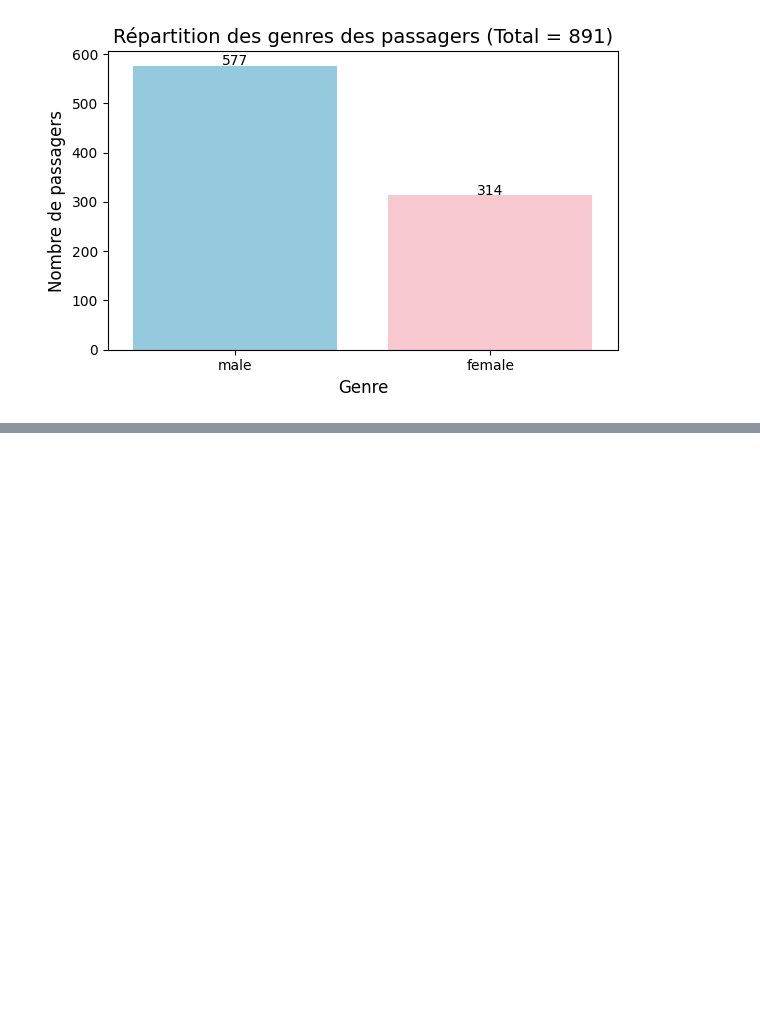
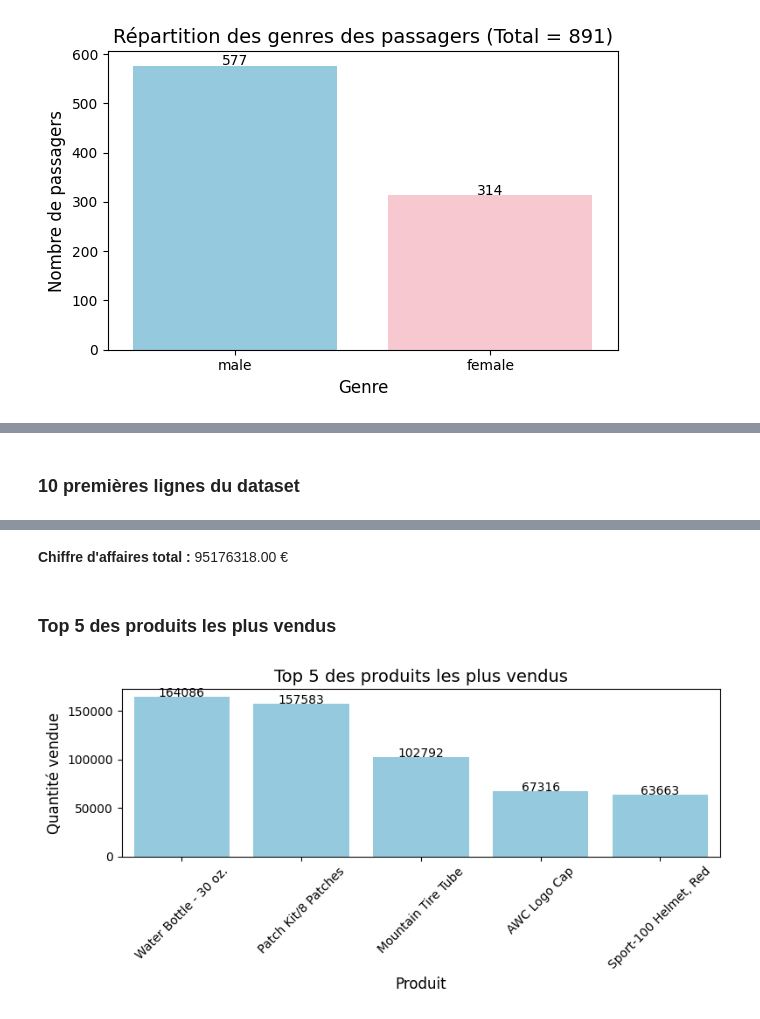
Before and after one commit to ElvexDom/Exercices, a Jupyter notebook: notebooks/pandas/exo_seaborn.ipynb, the cells around one changed output, grey strips where cells are left out. Cells and saved outputs as stored; diff of their text form; code cells hidden in the pictures; blank space fills up the shorter version.

```diff
--- a/notebooks/pandas/exo_seaborn.ipynb
+++ b/notebooks/pandas/exo_seaborn.ipynb
@@ -260,0 +268,34 @@ plt.show()
+# %%
+# Charger le fichier sales_data.csv
+fichier_sales = './data/sales_data.csv'
+sales_df = pd.read_csv(fichier_sales)
+
+# Afficher les 10 premières lignes
+display(Markdown("### 10 premières lignes du dataset"))
+display(sales_df.head(10))
+
+# Calculer le chiffre d’affaires total
+sales_df['total_price'] = sales_df['Order_Quantity'] * sales_df['Unit_Price']
+chiffre_affaires_total = sales_df['total_price'].sum()
+display(Markdown(f"**Chiffre d'affaires total :** {chiffre_affaires_total:.2f} €"))
+
+# Trouver les 5 produits les plus vendus (en quantité)
+top5_produits = sales_df.groupby('Product')['Order_Quantity'].sum().sort_values(ascending=False).head(5).reset_index()
+
+# Tracer le graphique à barres
+display(Markdown("### Top 5 des produits les plus vendus"))
+plt.figure(figsize=(8,4))
+ax = sns.barplot(data=top5_produits, x='Product', y='Order_Quantity', color='skyblue')
+
+# Ajouter les quantités au-dessus de chaque barre
+for bar in ax.patches:
+    ax.text(bar.get_x() + bar.get_width()/2, bar.get_height() + 1, int(bar.get_height()), ha='center')
+
+plt.title("Top 5 des produits les plus vendus", fontsize=14)
+plt.xlabel("Produit", fontsize=12)
+plt.ylabel("Quantité vendue", fontsize=12)
+plt.xticks(rotation=45)
+plt.tight_layout()
+plt.show()
+# %% [output]
+### 10 premières lignes du dataset
@@ -260,0 +313,3 @@ plt.show()
+**Chiffre d'affaires total :** 95176318.00 €
+### Top 5 des produits les plus vendus
+[figure, added]
```
Also changed, not shown: parts of 20 cells of this notebook.
